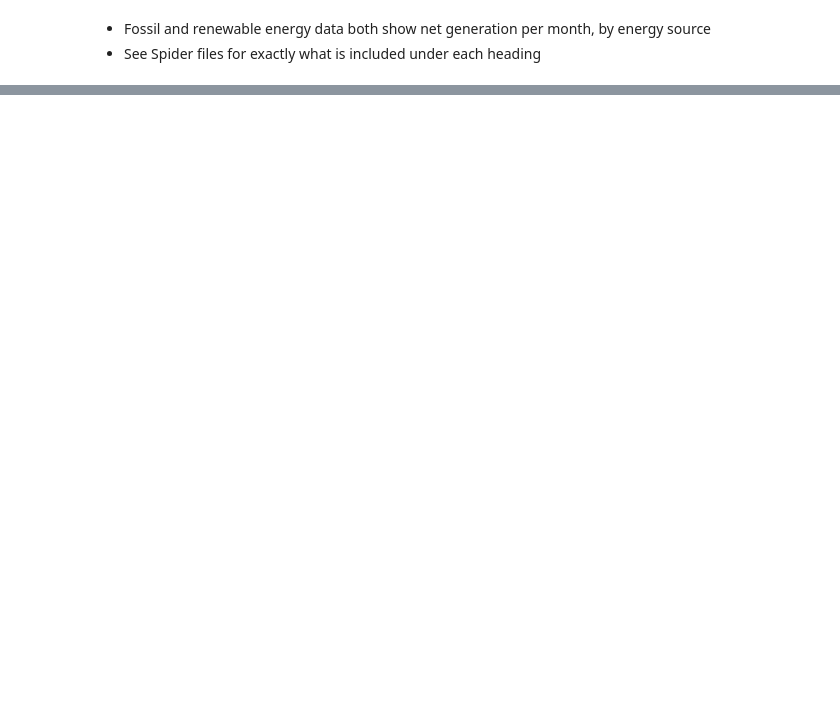
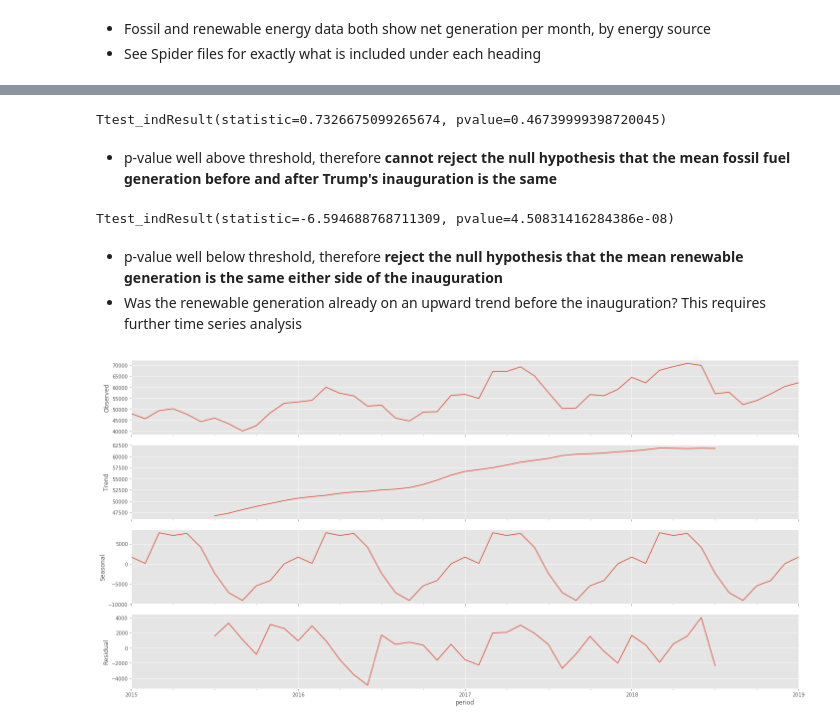
Before and after one commit to colliers95/Trump_vs_climate_web_scraping_project, a Jupyter notebook: Energy and emissions data analysis.ipynb, the cells around one changed output, grey strips where cells are left out. Saved outputs shown, nothing was run; the diff lists cells and outputs as text; code cells hidden in the pictures; blank space fills up the shorter version.

Commit message:
Tidied up analysis, added significance testing and time series analysis, started powerpoint

```diff
--- a/Energy and emissions data analysis.ipynb
+++ b/Energy and emissions data analysis.ipynb
@@ -7,9 +7,15 @@
  - See Spider files for exactly what is included under each heading
 # %%
 import numpy as np
+from scipy import stats
 import pandas as pd
 from pathlib import Path
+import statsmodels.api as sm
+from pylab import rcParams
 import re
+from matplotlib import pyplot as plt
+plt.style.use('ggplot')
 import plotly
 plotly.offline.init_notebook_mode(connected=True)
 import plotly.graph_objs as go
+import colorlover as cl
@@ -16,7 +24,13 @@ import plotly.graph_objs as go
 # %%
+old_renewable_data_path = Path("renewable_energy_old/RenewableEnergyOld.csv")
+renewable_generation = pd.read_csv(old_renewable_data_path, index_col = 5)
+
 old_fossil_data_path = Path("fossil_energy_old/FossilEnergyOld.csv")
 fossil_fuel_generation = pd.read_csv(old_fossil_data_path, index_col = 4)
 # %%
+new_renewable_data_path = Path("renewable_energy_new/RenewableEnergyNew.csv")
+renewable_generation = renewable_generation.append(pd.read_csv(new_renewable_data_path, index_col = 5))
+
 new_fossil_data_path = Path("fossil_energy_new/FossilEnergyNew.csv")
 fossil_fuel_generation = fossil_fuel_generation.append(pd.read_csv(new_fossil_data_path, index_col = 4))
 # %%
@@ -114,0 +217,4 @@ post_trump
+# %%
+renewable_generation['total'] = renewable_generation.sum(axis = 1)
+ren_gen_pre_t = renewable_generation.loc['January 2015':'January 2017']
+ren_gen_post_t = renewable_generation.loc['February 2017':]
@@ -114,0 +225,27 @@ post_trump
+# %%
+# Two sample t-test comparing means of fossil fuel generation time series before and after T-Day
+stats.ttest_ind(np.array(fos_gen_pre_t['total']), np.array(fos_gen_post_t['total']), equal_var = False)
+# %% [output]
+Ttest_indResult(statistic=0.7326675099265674, pvalue=0.46739999398720045)
+# %% [markdown]
+ - p-value well above threshold, therefore **cannot reject the null hypothesis that the mean fossil fuel generation before and after Trump's inauguration is the same**
+# %%
+# Two sample t-test for renewable generation
+stats.ttest_ind(np.array(ren_gen_pre_t['total']), np.array(ren_gen_post_t['total']), equal_var = False)
+# %% [output]
+Ttest_indResult(statistic=-6.594688768711309, pvalue=4.50831416284386e-08)
+# %% [markdown]
+ - p-value well below threshold, therefore **reject the null hypothesis that the mean renewable generation is the same either side of the inauguration**
+ - Was the renewable generation already on an upward trend before the inauguration? This requires further time series analysis
+# %%
+# Make a copy of the renewable generation data frame, changing the index to a datetime to make a timeseries
+ren_gen_datetime_index = renewable_generation.copy()
+ren_gen_datetime_index.index = pd.to_datetime(ren_gen_datetime_index.index)
+
+# Decompose the time series data into three components
+rcParams['figure.figsize'] = 20, 10
+decomposition = sm.tsa.seasonal_decompose(ren_gen_datetime_index['total'], model='additive')
+fig = decomposition.plot()
+plt.show()
+# %% [output]
+[figure, added]
```
Also changed, not shown: parts of 21 cells of this notebook, 1 other file.
